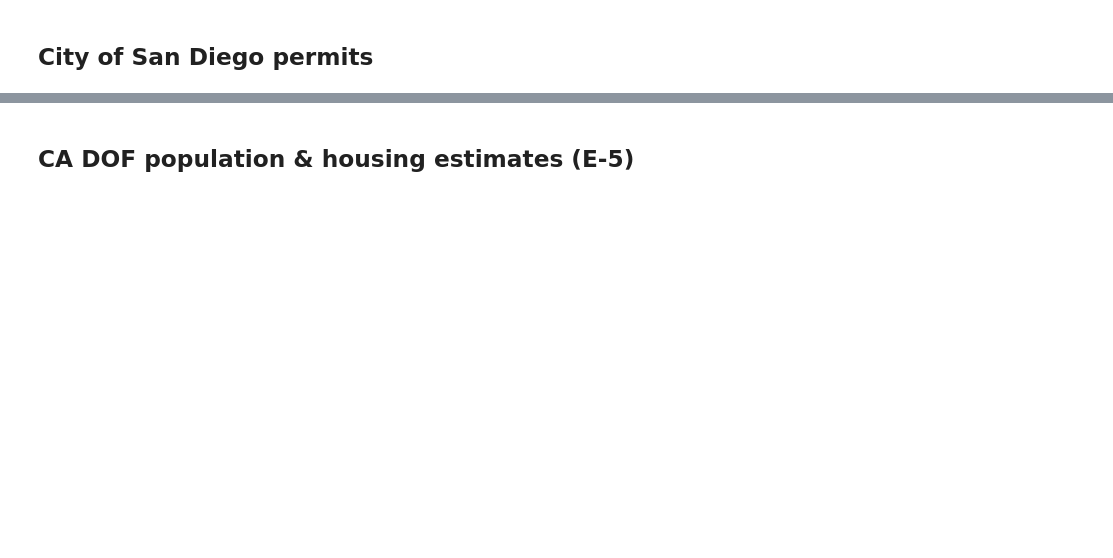
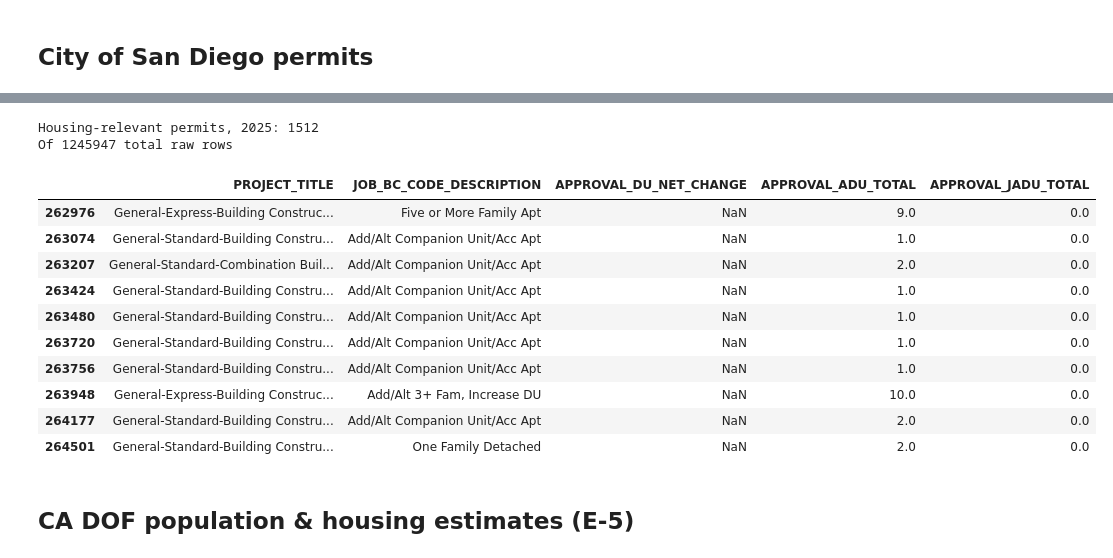
Before and after one commit to laurenthanhvo/chpd-dashboard-data-validation, a Jupyter notebook: van's work/notebooks/rhna_housing_production.ipynb, the cells around one changed output, grey strips where cells are left out. Cells and saved outputs as stored; diff of their text form; code cells hidden in the pictures; blank space fills up the shorter version.

```diff
--- a/van's work/notebooks/rhna_housing_production.ipynb
+++ b/van's work/notebooks/rhna_housing_production.ipynb
@@ -206,0 +262,21 @@ sd_permits_raw.head()
+# %%
+permits_dir = RAW_DIR.parent / "sandiego_permits"
+permits_dir.mkdir(parents=True, exist_ok=True)
+
+permits_frames = []
+for label in ["active", "closed"]:
+    raw_path = permits_dir / f"{label}_approvals_raw.csv"
+    if not raw_path.exists():
+        print(f"Missing: {raw_path}")
+        print("Download from https://data.sandiego.gov/datasets/development-permits-set2/ and save it there.")
+        continue
+    df = pd.read_csv(raw_path, low_memory=False)
+    df["approval_status"] = label
+    permits_frames.append(df)
+
+if permits_frames:
+    sd_permits_raw = pd.concat(permits_frames, ignore_index=True)
+    print(sd_permits_raw.shape)
+else:
+    sd_permits_raw = pd.DataFrame()
+sd_permits_raw.head()
@@ -209,3 +296,34 @@ print(sd_permits_raw.columns.tolist())
+# %%
+# The raw file mixes every permit type the City issues (electrical, plumbing,
+# traffic, signage, etc.) with actual housing construction. Filter to rows
+# that report a nonzero dwelling-unit impact, rather than text-matching
+# APPROVAL_TYPE / JOB_BC_CODE_DESCRIPTION, since those categories are
+# inconsistent (e.g. "Add/Alt Companion Unit/Acc Apt" adds a unit despite
+# the "No Chg DU" naming pattern used elsewhere).
+sd_permits_raw["APPROVAL_ISSUE_DATE"] = pd.to_datetime(sd_permits_raw["APPROVAL_ISSUE_DATE"], errors="coerce")
+
+du_cols = ["APPROVAL_DU_NET_CHANGE", "APPROVAL_ADU_TOTAL", "APPROVAL_JADU_TOTAL"]
+has_du_impact = sd_permits_raw[du_cols].fillna(0).ne(0).any(axis=1)
+in_target_year = sd_permits_raw["APPROVAL_ISSUE_DATE"].dt.year == TARGET_YEAR
+
+sd_permits_housing = sd_permits_raw[has_du_impact & in_target_year].copy()
+print(f"Housing-relevant permits, {TARGET_YEAR}:", len(sd_permits_housing))
+print("Of", len(sd_permits_raw), "total raw rows")
+sd_permits_housing[["PROJECT_TITLE", "JOB_BC_CODE_DESCRIPTION", "APPROVAL_DU_NET_CHANGE", "APPROVAL_ADU_TOTAL", "APPROVAL_JADU_TOTAL"]].head(10)
+# %% [output]
+Housing-relevant permits, 2025: 1512
+Of 1245947 total raw rows
+|  | PROJECT_TITLE | JOB_BC_CODE_DESCRIPTION | APPROVAL_DU_NET_CHANGE | APPROVAL_ADU_TOTAL | APPROVAL_JADU_TOTAL |
+| 262976 | General-Express-Building Construc... | Five or More Family Apt | NaN | 9.0 | 0.0 |
+| 263074 | General-Standard-Building Constru... | Add/Alt Companion Unit/Acc Apt | NaN | 1.0 | 0.0 |
+| 263207 | General-Standard-Combination Buil... | Add/Alt Companion Unit/Acc Apt | NaN | 2.0 | 0.0 |
+| 263424 | General-Standard-Building Constru... | Add/Alt Companion Unit/Acc Apt | NaN | 1.0 | 0.0 |
+| 263480 | General-Standard-Building Constru... | Add/Alt Companion Unit/Acc Apt | NaN | 1.0 | 0.0 |
+| 263720 | General-Standard-Building Constru... | Add/Alt Companion Unit/Acc Apt | NaN | 1.0 | 0.0 |
+| 263756 | General-Standard-Building Constru... | Add/Alt Companion Unit/Acc Apt | NaN | 1.0 | 0.0 |
+| 263948 | General-Express-Building Construc... | Add/Alt 3+ Fam, Increase DU | NaN | 10.0 | 0.0 |
+| 264177 | General-Standard-Building Constru... | Add/Alt Companion Unit/Acc Apt | NaN | 2.0 | 0.0 |
+| 264501 | General-Standard-Building Constru... | One Family Detached | NaN | 2.0 | 0.0 |
 # %% [markdown]
 ## CA DOF population & housing estimates (E-5)
 # %%
```
Also changed, not shown: parts of 19 cells of this notebook, 4 other files.
